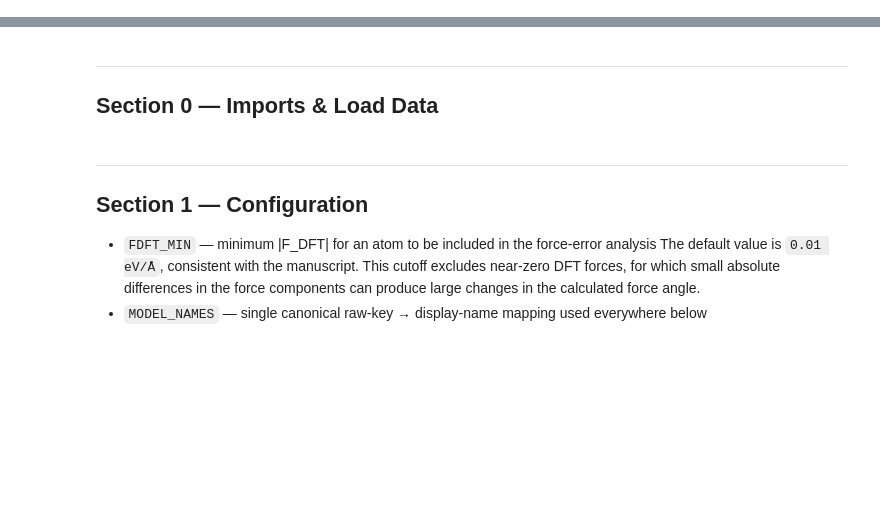
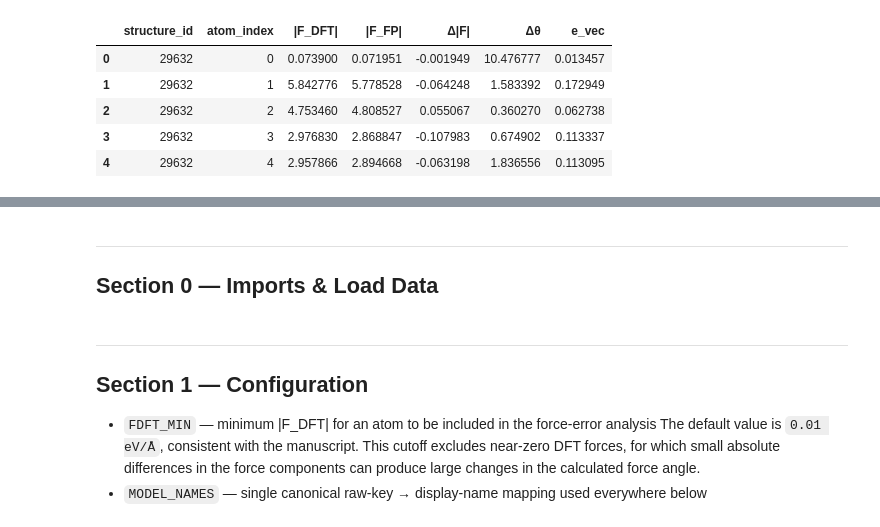
Before and after one commit to kamirian/FPBench, a Jupyter notebook: Force_error/analysis/force_error_analysis_matpes_pbe.ipynb, the cells around one changed output, grey strips where cells are left out. Drawn from its saved outputs; the diff is of its cells as text; code cells hidden in the pictures; blank space fills up the shorter version.

```diff
--- a/analysis/force_error_analysis_omat24_rattled_1000.ipynb
+++ b/Force_error/analysis/force_error_analysis_matpes_pbe.ipynb
@@ -54,0 +87,19 @@ The returned `force_results` follows the same schema as the provided FPBench res
+# %%
+# Call build_force_results(...) exactly as an outside user would —
+# raw Cartesian DFT/FP forces + structure IDs in, standardized force_results out.
+demo_force_results = build_force_results(
+    dft_forces=dft_forces_demo,
+    fp_forces={
+        "MACE-MatPES": fp_forces_demo,
+    },
+    structure_ids=structure_ids_demo,
+)
+# %%
+d = demo_force_results["MACE-MatPES"]
+
+print("Available keys:", list(d.keys()))
+print("Number of structures:", len(structure_ids_demo))
+print("Number of atoms:", len(d["dft_force_magnitude"]))
+print()
+print("First 3 atoms, dft_force_magnitude:", d["dft_force_magnitude"][:3])
+print("First 3 atoms, force_vector_error :", d["force_vector_error"][:3])
@@ -54,0 +113,20 @@ The returned `force_results` follows the same schema as the provided FPBench res
+# %%
+import pandas as pd
+
+demo_table = pd.DataFrame({
+    "structure_id":  d["structure_id"],
+    "atom_index":    d["atom_index"],
+    "|F_DFT|":       d["dft_force_magnitude"],
+    "|F_FP|":        d["fp_force_magnitude"],
+    "Δ|F|":          d["force_magnitude_error"],
+    "Δθ":            d["force_angle_error"],
+    "e_vec":         d["force_vector_error"],
+})
+demo_table.head()
+# %% [output]
+|  | structure_id | atom_index | |F_DFT| | |F_FP| | Δ|F| | Δθ | e_vec |
+| 0 | 29632 | 0 | 0.073900 | 0.071951 | -0.001949 | 10.476777 | 0.013457 |
+| 1 | 29632 | 1 | 5.842776 | 5.778528 | -0.064248 | 1.583392 | 0.172949 |
+| 2 | 29632 | 2 | 4.753460 | 4.808527 | 0.055067 | 0.360270 | 0.062738 |
+| 3 | 29632 | 3 | 2.976830 | 2.868847 | -0.107983 | 0.674902 | 0.113337 |
+| 4 | 29632 | 4 | 2.957866 | 2.894668 | -0.063198 | 1.836556 | 0.113095 |
```
Also changed, not shown: parts of 33 cells of this notebook, 24 other files.
